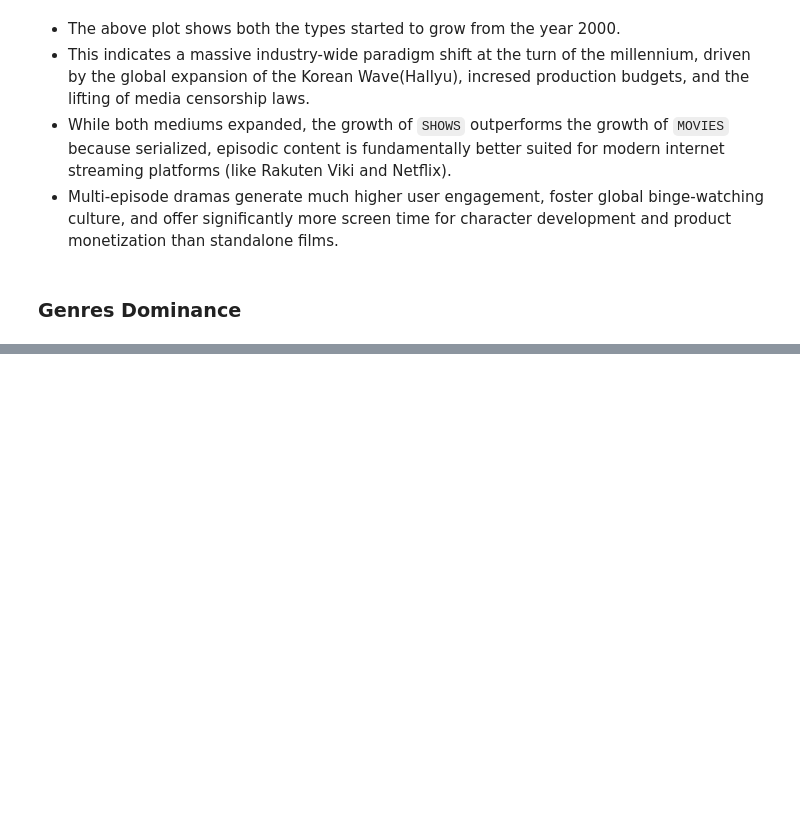
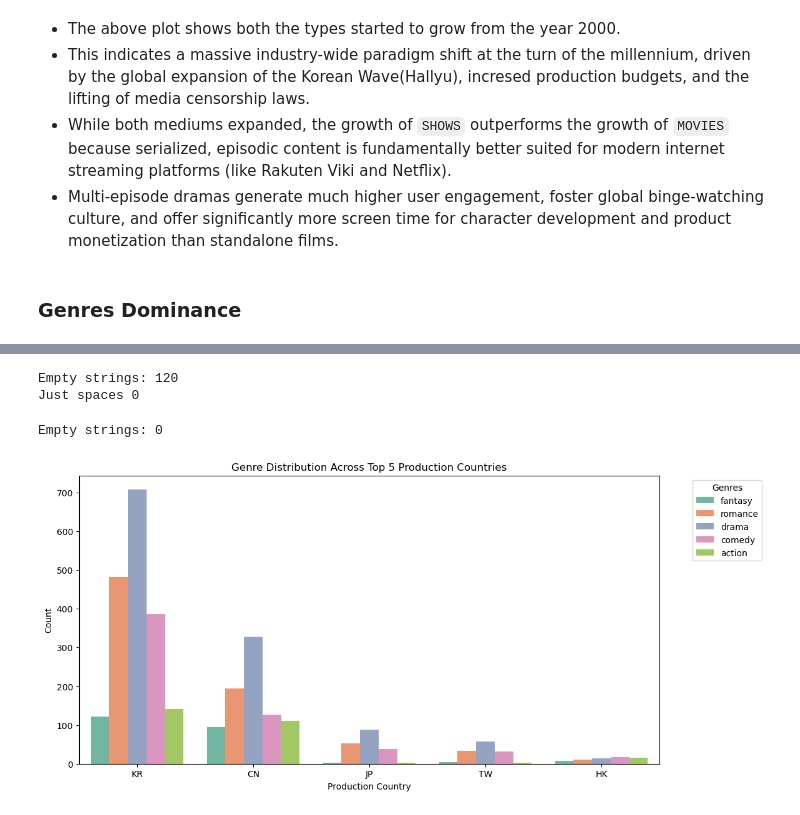
Before and after one commit to snehamayeecoding/RokutenViki_Movies_Dramas_Analysis02, a Jupyter notebook: notebooks/01_data_cleaning_and_eda.ipynb, the cells around one changed output, grey strips where cells are left out. Drawn from its saved outputs; the diff is of its cells as text; code cells hidden in the pictures; blank space fills up the shorter version.

```diff
--- a/notebooks/01_data_cleaning_and_eda.ipynb
+++ b/notebooks/01_data_cleaning_and_eda.ipynb
@@ -513,0 +636,40 @@ Name: count, dtype: int64
+# %%
+
+df_plot = df_genres_exploded.explode('production_countries')
+# %%
+print("Empty strings:", (df_plot["production_countries"] == '').sum())
+print("Just spaces", df_plot["production_countries"].str.isspace().sum())
+# %% [output]
+Empty strings: 120
+Just spaces 0
+# %%
+df_plot = df_plot[df_plot["production_countries"].str.strip() != '']
+# %%
+print("Empty strings:", (df_plot["production_countries"] == '').sum())
+# %% [output]
+Empty strings: 0
+# %%
+top_genres = df_genres_exploded['genres'].value_counts().head(5).index
+
+top_countries = df_plot['production_countries'].explode().value_counts().head(5).index
+# %%
+df_filtered = df_plot[
+(df_plot["genres"].isin(top_genres)) & (df_plot["production_countries"].isin(top_countries))
+]
+# %%
+plt.figure(figsize=(12, 6))
+
+bars = sb.countplot(
+    data=df_filtered,
+    x='production_countries',
+    hue='genres',
+    order=top_countries,
+    palette='Set2')
+
+plt.title("Genre Distribution Across Top 5 Production Countries")
+plt.xlabel('Production Country')
+plt.ylabel('Count')
+plt.legend(title='Genres', bbox_to_anchor=(1.05, 1), loc='upper left')
+plt.show()
+# %% [output]
+[figure, added]
```
Also changed, not shown: parts of 16 cells of this notebook.
